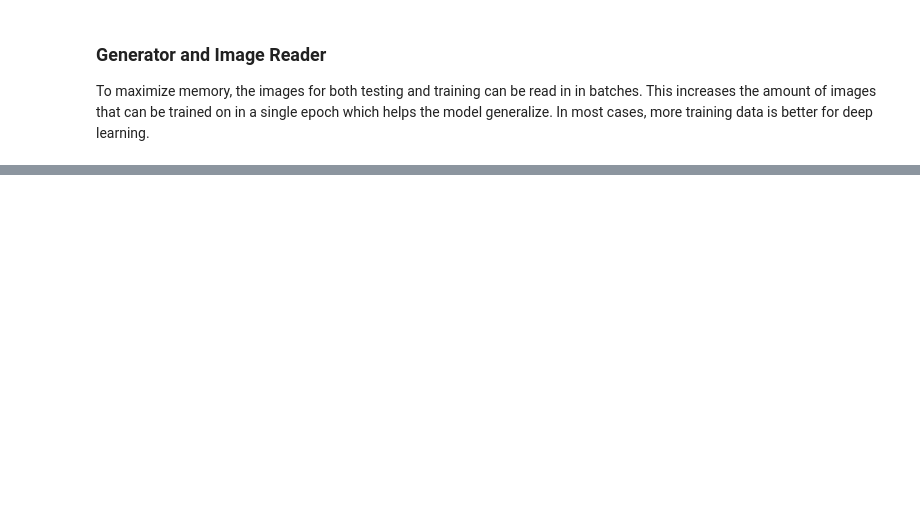
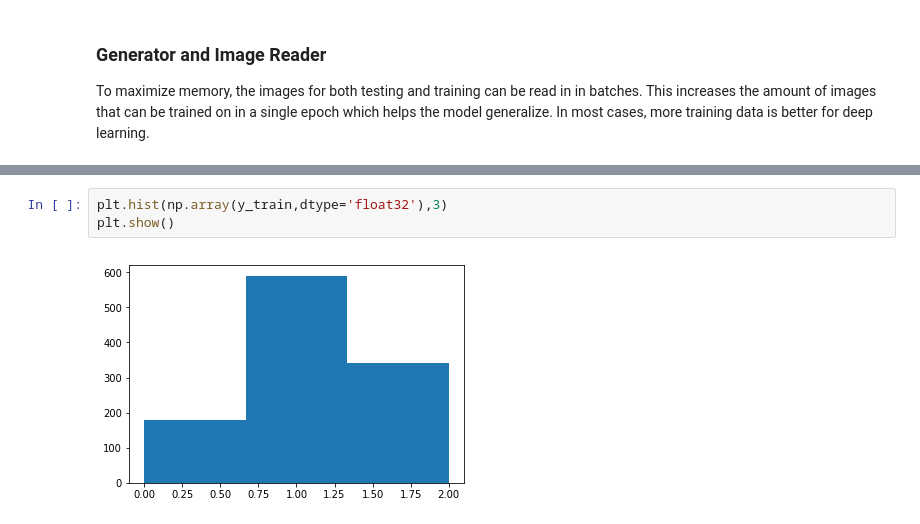
Before and after one commit to grantsrb/kaggle-cervical_cancer_screening, a Jupyter notebook: cervical_classification.ipynb, the cells around one changed output, grey strips where cells are left out. Cells and saved outputs as stored; diff of their text form; blank space fills up the shorter version.

```diff
--- a/cervical_classification.ipynb
+++ b/cervical_classification.ipynb
@@ -183,0 +345,5 @@ ValueError: setting an array element with a sequence.
+# %%
+plt.hist(np.array(y_train,dtype='float32'),3)
+plt.show()
+# %% [output]
+[figure, added]
```
Also changed, not shown: parts of 17 cells of this notebook.
